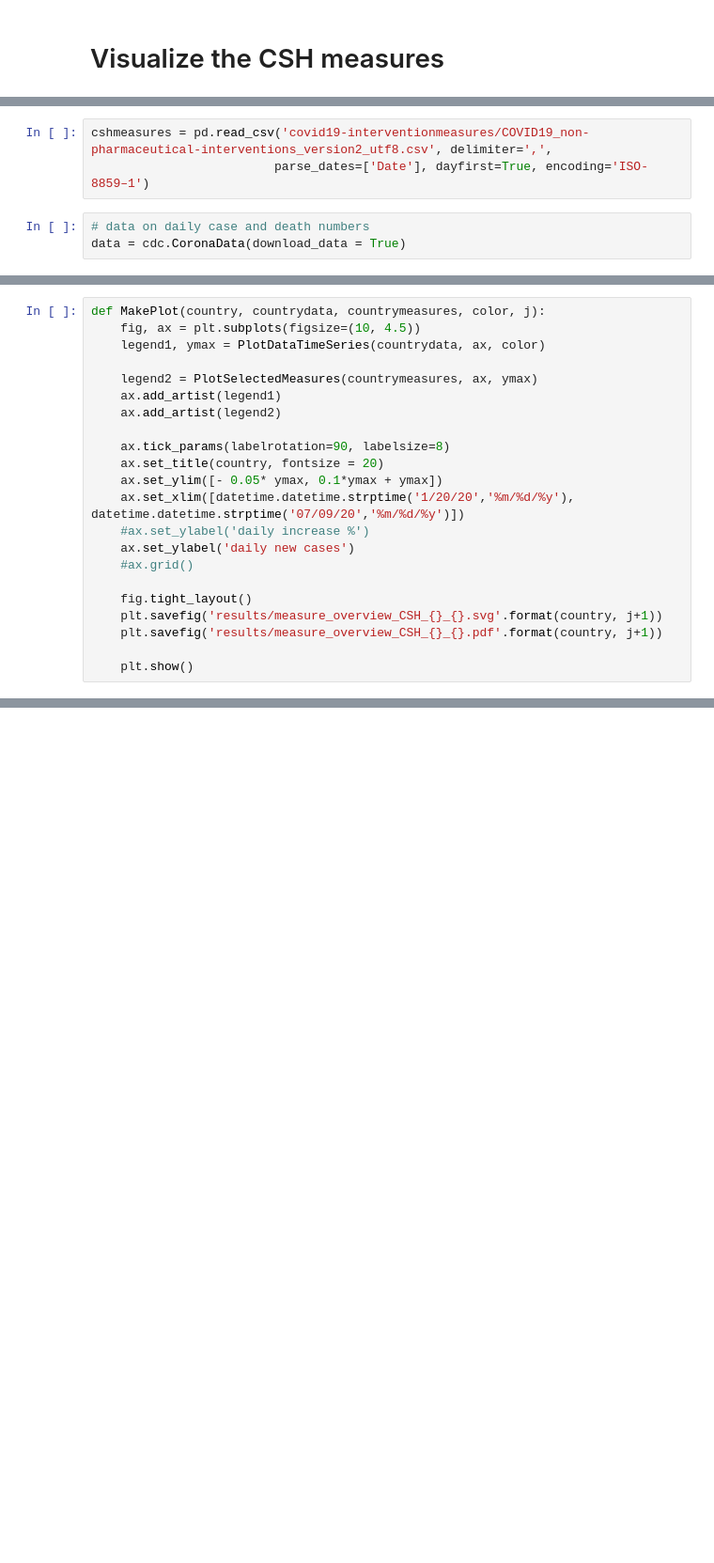
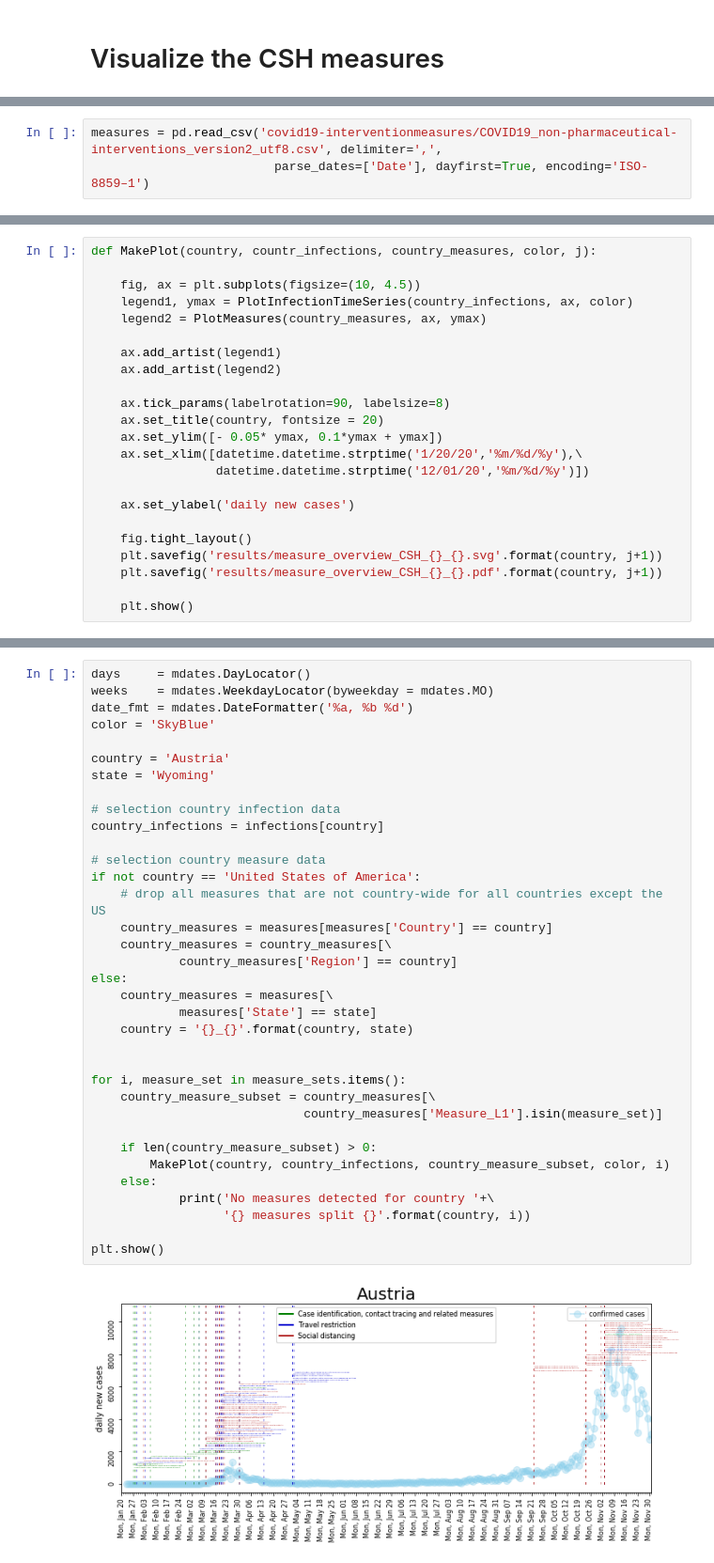
Before and after one commit to JanaLasser/COVID_measure_visualization, a Jupyter notebook: visualize_measures.ipynb, the cells around one changed output, grey strips where cells are left out. Shown at 94% size. Saved outputs shown, nothing was run; the diff lists cells and outputs as text; blank space fills up the shorter version.

```diff
--- a/visualize_measures.ipynb
+++ b/visualize_measures.ipynb
@@ -29,6 +31,3 @@ warnings.filterwarnings("ignore")
 # %%
-cshmeasures = pd.read_csv('covid19-interventionmeasures/COVID19_non-pharmaceutical-interventions_version2_utf8.csv', delimiter=',',
+measures = pd.read_csv('covid19-interventionmeasures/COVID19_non-pharmaceutical-interventions_version2_utf8.csv', delimiter=',',
                          parse_dates=['Date'], dayfirst=True, encoding='ISO-8859–1')
-# %%
-# data on daily case and death numbers
-data = cdc.CoronaData(download_data = True)
@@ -156,19 +208,20 @@ def PlotSelectedMeasures(data, ax, ymax):
 # %%
-def MakePlot(country, countrydata, countrymeasures, color, j):
+def MakePlot(country, countr_infections, country_measures, color, j):
+
     fig, ax = plt.subplots(figsize=(10, 4.5))
-    legend1, ymax = PlotDataTimeSeries(countrydata, ax, color)
+    legend1, ymax = PlotInfectionTimeSeries(country_infections, ax, color)
+    legend2 = PlotMeasures(country_measures, ax, ymax)
 
-    legend2 = PlotSelectedMeasures(countrymeasures, ax, ymax)
     ax.add_artist(legend1)
     ax.add_artist(legend2)
 
     ax.tick_params(labelrotation=90, labelsize=8)
     ax.set_title(country, fontsize = 20)
     ax.set_ylim([- 0.05* ymax, 0.1*ymax + ymax])
-    ax.set_xlim([datetime.datetime.strptime('1/20/20','%m/%d/%y'), datetime.datetime.strptime('07/09/20','%m/%d/%y')])
-    #ax.set_ylabel('daily increase %')
+    ax.set_xlim([datetime.datetime.strptime('1/20/20','%m/%d/%y'),\
+                 datetime.datetime.strptime('12/01/20','%m/%d/%y')])
+
     ax.set_ylabel('daily new cases')
-    #ax.grid()
 
     fig.tight_layout()
     plt.savefig('results/measure_overview_CSH_{}_{}.svg'.format(country, j+1))
@@ -331,0 +233,37 @@ United Kingdom
+# %%
+days     = mdates.DayLocator()
+weeks    = mdates.WeekdayLocator(byweekday = mdates.MO)
+date_fmt = mdates.DateFormatter('%a, %b %d')
+color = 'SkyBlue'
+
+country = 'Austria'
+state = 'Wyoming'
+
+# selection country infection data
+country_infections = infections[country]
+
+# selection country measure data
+if not country == 'United States of America':
+    # drop all measures that are not country-wide for all countries except the US
+    country_measures = measures[measures['Country'] == country]
+    country_measures = country_measures[\
+            country_measures['Region'] == country]
+else:
+    country_measures = measures[\
+            measures['State'] == state]
+    country = '{}_{}'.format(country, state)
+
+
+for i, measure_set in measure_sets.items():
+    country_measure_subset = country_measures[\
+                             country_measures['Measure_L1'].isin(measure_set)]
+
+    if len(country_measure_subset) > 0:
+        MakePlot(country, country_infections, country_measure_subset, color, i)
+    else:
+            print('No measures detected for country '+\
+                  '{} measures split {}'.format(country, i))
+
+plt.show()
+# %% [output]
+[figure, added]
```
Also changed, not shown: parts of 26 cells of this notebook.
